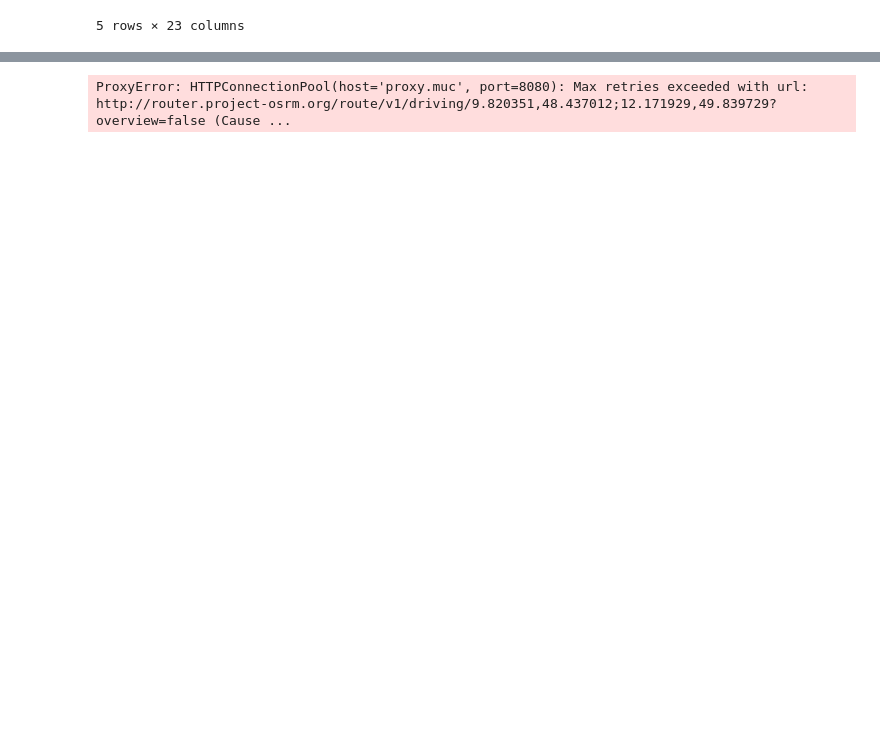
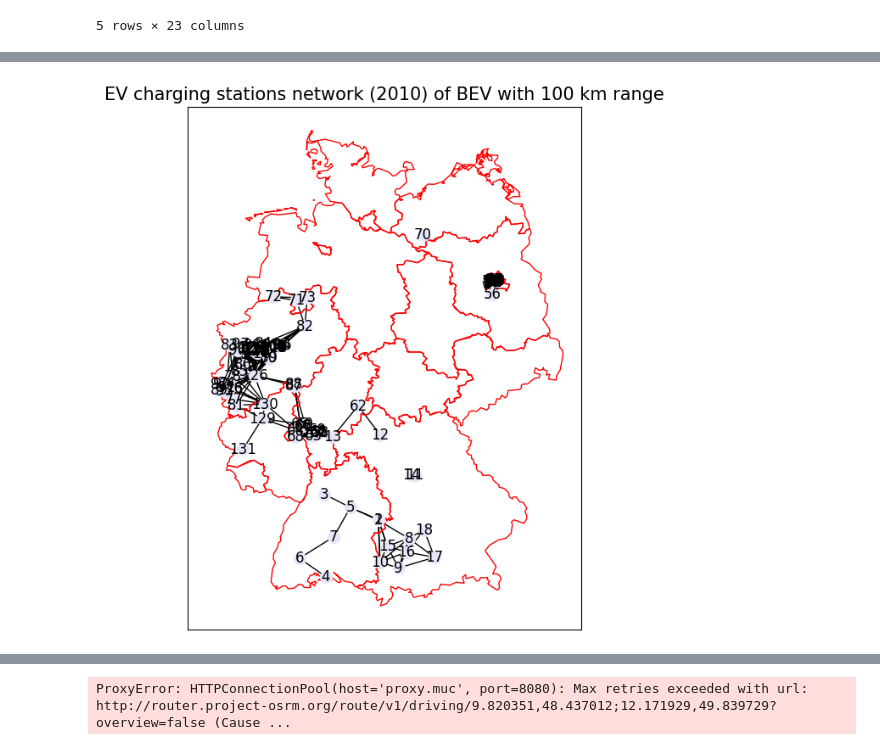
Before and after one commit to GiovanniFilomeno/DataAnalytics_Thesis, a Jupyter notebook: network_generation.ipynb, the cells around one changed output, grey strips where cells are left out. Saved outputs shown, nothing was run; the diff lists cells and outputs as text; code cells hidden in the pictures; blank space fills up the shorter version.

```diff
--- a/network_generation.ipynb
+++ b/network_generation.ipynb
@@ -116,0 +95,4 @@ def create_network(year, max_distance=100):
+# %%
+create_network(2010)
+# %% [output]
+[figure, added]
```
Also changed, not shown: parts of 25 cells of this notebook, 6 other files.
